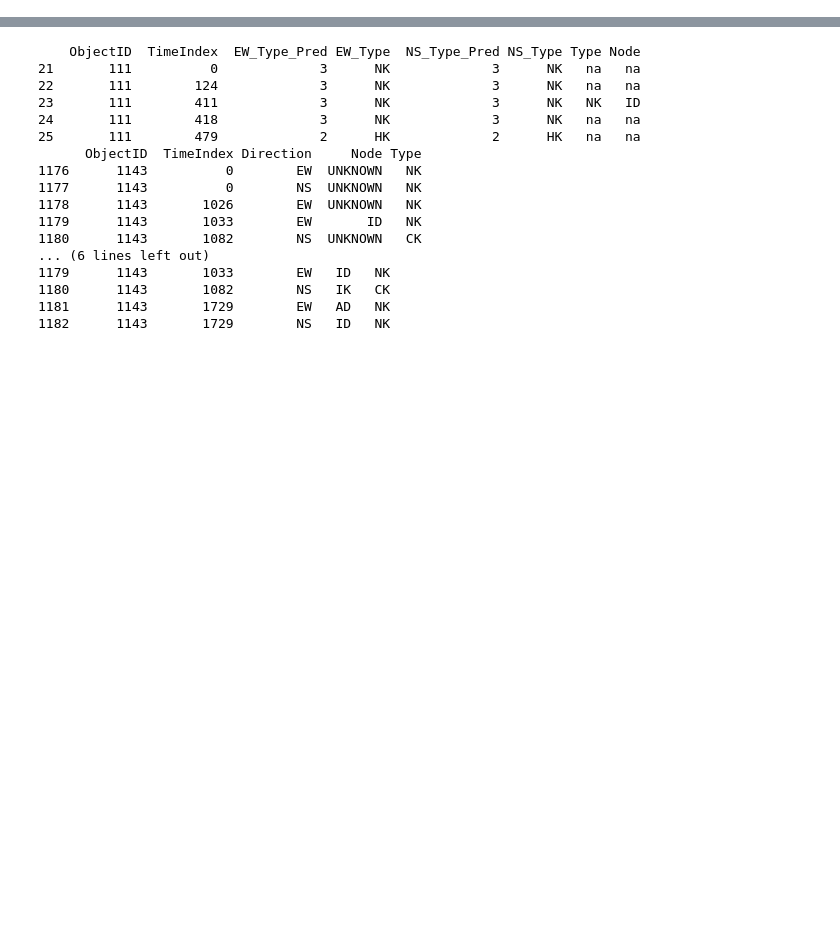
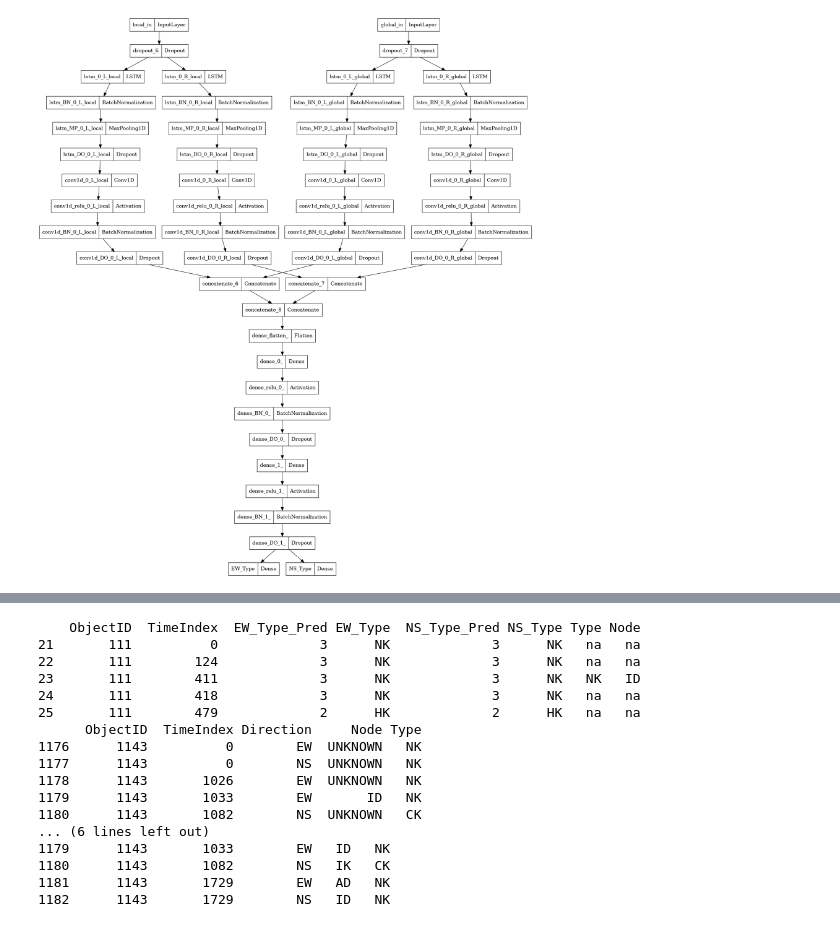
Before and after one commit to DavidBaldsiefen/splid-challenge, a Jupyter notebook: node_classifier.ipynb, the cells around one changed output, grey strips where cells are left out. Drawn from its saved outputs; the diff is of its cells as text; code cells hidden in the pictures; blank space fills up the shorter version.

```diff
--- a/node_classifier.ipynb
+++ b/node_classifier.ipynb
@@ -213,0 +187,26 @@ Evaluating model:
+# %%
+dense_model = prediction_models.Dense_NN(val_combined,
+                                         conv1d_layers=[[32,5,4,1,1]],
+                                         dense_layers=[64,32],
+                                         lstm_layers=[[32,16,2]],
+                                         cnn_lstm_order='lstm_cnn',
+                                         split_cnn=True,
+                                         split_dense=False,
+                                         split_lstm=True,
+                                         l2_reg=0.001,
+                                         input_dropout=0.01,
+                                         mixed_dropout_dense=0.1,
+                                         mixed_dropout_cnn=0.1,
+                                         mixed_dropout_lstm=0.1,
+                                         mixed_batchnorm_cnn=True, # if True, this fucks up inference big time! maybe re-visit?
+                                         mixed_batchnorm_dense=True,
+                                         mixed_batchnorm_lstm=True,
+                                         mixed_batchnorm_before_relu=False,
+                                         optimizer='RMSprop',
+                                         lr_scheduler=[0.001, 500, 0.9],#, 250, 0.9],
+                                         output_type='classification',
+                                         seed=42)
+
+#dense_model._model = create_timeseries_classification_model((65,6))
+
+dense_model.summary()
@@ -213,0 +231,4 @@ Evaluating model:
+# %%
+tf.keras.utils.plot_model(dense_model.model)
+# %% [output]
+[figure, added]
```
Also changed, not shown: parts of 20 cells of this notebook, 8 other files.
